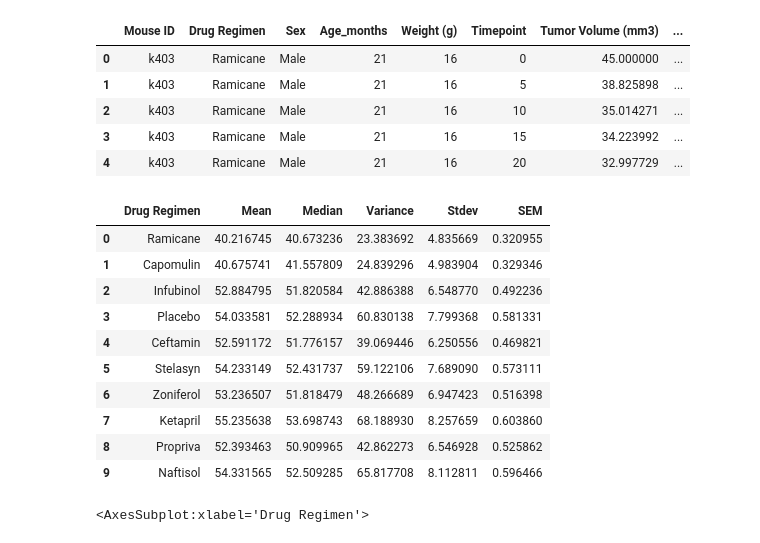
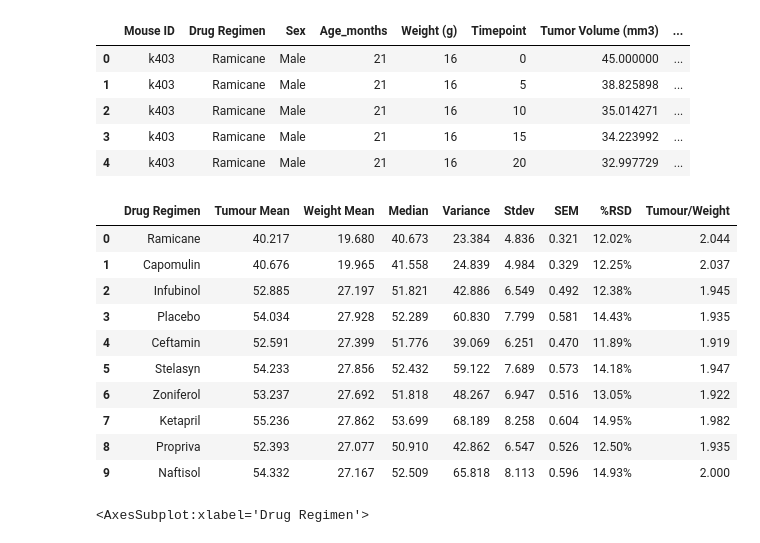
Before and after one commit to CaitlinBerryman/matplotlib-challenge, a Jupyter notebook: script.ipynb, the cells around one changed output. Drawn from its saved outputs; the diff is of its cells as text; code cells hidden in the pictures.

Commit message:
final, with md summary in top cell

```diff
--- a/script.ipynb
+++ b/script.ipynb
@@ -44,46 +53,54 @@ trimmed_df.head()
 | 3 | k403 | Ramicane | Male | 21 | 16 | 15 | 34.223992 | ... |
 | 4 | k403 | Ramicane | Male | 21 | 16 | 20 | 32.997729 | ... |
 # %%
-# summary statistics for each drug
+# summary statistics for each drug. adding a few more for my own benefit
 druglist = ['Ramicane', 'Capomulin', 'Infubinol', 'Placebo', 'Ceftamin',
        'Stelasyn', 'Zoniferol', 'Ketapril', 'Propriva', 'Naftisol']
-druglist
 
 drug_len = []
 drug_mean = []
+weight_mean = []
 drug_median = []
 drug_var = []
 drug_stdev = []
 drug_sem = []
 
 for drug in druglist:
     drug_len.append(len(trimmed_df.loc[trimmed_df["Drug Regimen"] == drug]["Mouse ID"].unique()))
     drug_mean.append(np.mean(trimmed_df.loc[trimmed_df["Drug Regimen"] == drug]["Tumor Volume (mm3)"]))
+    weight_mean.append(np.mean(trimmed_df.loc[trimmed_df["Drug Regimen"] == drug]["Weight (g)"]))
     drug_median.append(np.median(trimmed_df.loc[trimmed_df["Drug Regimen"] == drug]["Tumor Volume (mm3)"]))
     drug_var.append(np.var(trimmed_df.loc[trimmed_df["Drug Regimen"] == drug]["Tumor Volume (mm3)"]))
     drug_stdev.append(np.std(trimmed_df.loc[trimmed_df["Drug Regimen"] == drug]["Tumor Volume (mm3)"]))
     drug_sem.append(st.sem(trimmed_df.loc[trimmed_df["Drug Regimen"] == drug]["Tumor Volume (mm3)"]))
 
 stats_df = pd.DataFrame({
     "Drug Regimen": druglist,
-    "Mean": drug_mean,
+    "Tumour Mean": drug_mean,
+    "Weight Mean": weight_mean,
     "Median": drug_median,
     "Variance": drug_var,
     "Stdev": drug_stdev,
-    "SEM": drug_sem
+    "SEM": drug_sem,
 })
-stats_df
+# adding %RSD for my own curiosity because it's a far more useful metric than just stdev on its own
+stats_df["%RSD"] = stats_df["Stdev"] / stats_df["Tumour Mean"]
+stats_df["%RSD"] = stats_df["%RSD"].map("{:.2%}".format)
+# adding a factor showing the relationship between weight and tumour size
+stats_df["Tumour/Weight"] = stats_df["Tumour Mean"] / stats_df["Weight Mean"]
+
+round(stats_df,3)
 # %% [output]
-|  | Drug Regimen | Mean | Median | Variance | Stdev | SEM |
-| 0 | Ramicane | 40.216745 | 40.673236 | 23.383692 | 4.835669 | 0.320955 |
-| 1 | Capomulin | 40.675741 | 41.557809 | 24.839296 | 4.983904 | 0.329346 |
-| 2 | Infubinol | 52.884795 | 51.820584 | 42.886388 | 6.548770 | 0.492236 |
-| 3 | Placebo | 54.033581 | 52.288934 | 60.830138 | 7.799368 | 0.581331 |
-| 4 | Ceftamin | 52.591172 | 51.776157 | 39.069446 | 6.250556 | 0.469821 |
-| 5 | Stelasyn | 54.233149 | 52.431737 | 59.122106 | 7.689090 | 0.573111 |
-| 6 | Zoniferol | 53.236507 | 51.818479 | 48.266689 | 6.947423 | 0.516398 |
-| 7 | Ketapril | 55.235638 | 53.698743 | 68.188930 | 8.257659 | 0.603860 |
-| 8 | Propriva | 52.393463 | 50.909965 | 42.862273 | 6.546928 | 0.525862 |
-| 9 | Naftisol | 54.331565 | 52.509285 | 65.817708 | 8.112811 | 0.596466 |
+|  | Drug Regimen | Tumour Mean | Weight Mean | Median | Variance | Stdev | SEM | %RSD | Tumour/Weight |
+| 0 | Ramicane | 40.217 | 19.680 | 40.673 | 23.384 | 4.836 | 0.321 | 12.02% | 2.044 |
+| 1 | Capomulin | 40.676 | 19.965 | 41.558 | 24.839 | 4.984 | 0.329 | 12.25% | 2.037 |
+| 2 | Infubinol | 52.885 | 27.197 | 51.821 | 42.886 | 6.549 | 0.492 | 12.38% | 1.945 |
+| 3 | Placebo | 54.034 | 27.928 | 52.289 | 60.830 | 7.799 | 0.581 | 14.43% | 1.935 |
+| 4 | Ceftamin | 52.591 | 27.399 | 51.776 | 39.069 | 6.251 | 0.470 | 11.89% | 1.919 |
+| 5 | Stelasyn | 54.233 | 27.856 | 52.432 | 59.122 | 7.689 | 0.573 | 14.18% | 1.947 |
+| 6 | Zoniferol | 53.237 | 27.692 | 51.818 | 48.267 | 6.947 | 0.516 | 13.05% | 1.922 |
+| 7 | Ketapril | 55.236 | 27.862 | 53.699 | 68.189 | 8.258 | 0.604 | 14.95% | 1.982 |
+| 8 | Propriva | 52.393 | 27.077 | 50.910 | 42.862 | 6.547 | 0.526 | 12.50% | 1.935 |
+| 9 | Naftisol | 54.332 | 27.167 | 52.509 | 65.818 | 8.113 | 0.596 | 14.93% | 2.000 |
 # %%
 # bar graph using pandas
```
Also changed, not shown: parts of 8 cells of this notebook.
